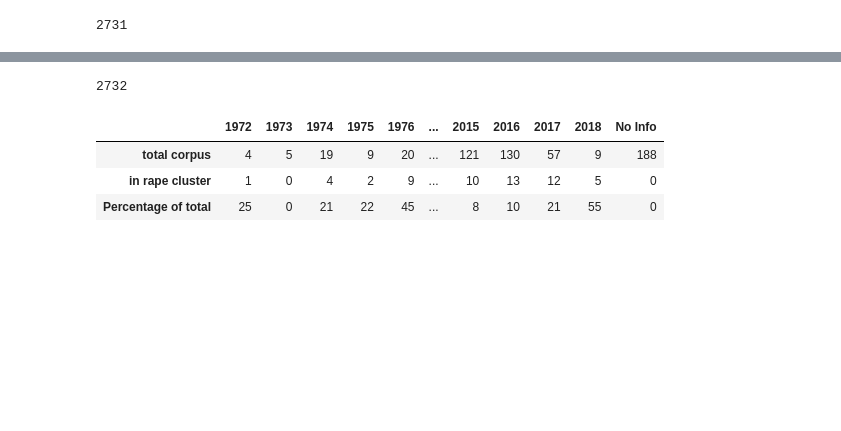
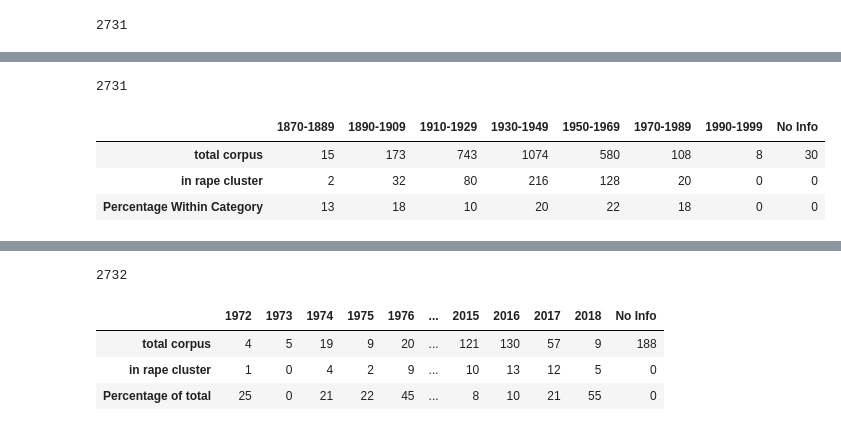
Before and after one commit to ohtap/ohtap, a Jupyter notebook: Research Question 1/RQ1 code.ipynb, the cells around one changed output, grey strips where cells are left out. Drawn from its saved outputs; the diff is of its cells as text; code cells hidden in the pictures; blank space fills up the shorter version.

```diff
--- a/Research Question 1/RQ1 code.ipynb
+++ b/Research Question 1/RQ1 code.ipynb
@@ -186,0 +209,44 @@ display(df_decades)
+# %%
+decades=[]
+for i in range(1870, 2000, 10):
+    decades.append(str(i))
+decades.append("No Info")
+total=[]
+for i in decades:
+    total.append(dataformatted["\ufeffbirth_decade"][i])
+total_double=[]
+for i in range(6):
+    total_double.append(total[2*i]+total[2*i+1])
+total_double.append(total[-2])
+total_double.append(total[-1])
+hits=defaultdict(lambda:0)
+for x in names:
+    id_nums=text_to_ids[x]
+    for num in id_nums:
+        hits[ids_to_info[num]["birth_decade"]]+=1
+hits_formatted=[]
+for i in decades:
+    hits_formatted.append(hits[i])
+hits_double=[]
+for i in range(6):
+    hits_double.append(hits_formatted[2*i]+hits_formatted[2*i+1])
+hits_double.append(hits_formatted[-2])
+hits_double.append(hits_formatted[-1])
+percentage_withNI=[]
+for i in range(len(total_double)):
+    percentage_withNI.append(int(hits_double[i]/total_double[i]*100))
+    #if not i==len(decades)-1:
+    #    percentage_noNI.append(int(hits_formatted[i]/(total[i])*100))
+#percentage_noNI.append(None)
+print(sum(total_double))
+# %% [output]
+2731
+# %%
+df_decades = pandas.DataFrame([total_double, hits_double, percentage_withNI], index=["total corpus", "in rape cluster", "Percentage Within Category"],columns=["1870-1889", "1890-1909", "1910-1929", "1930-1949", "1950-1969", "1970-1989", "1990-1999", "No Info"])
+# %%
+display(df_decades)
+# %% [output]
+|  | 1870-1889 | 1890-1909 | 1910-1929 | 1930-1949 | 1950-1969 | 1970-1989 | 1990-1999 | No Info |
+| total corpus | 15 | 173 | 743 | 1074 | 580 | 108 | 8 | 30 |
+| in rape cluster | 2 | 32 | 80 | 216 | 128 | 20 | 0 | 0 |
+| Percentage Within Category | 13 | 18 | 10 | 20 | 22 | 18 | 0 | 0 |
```
Also changed, not shown: parts of 11 cells of this notebook.
